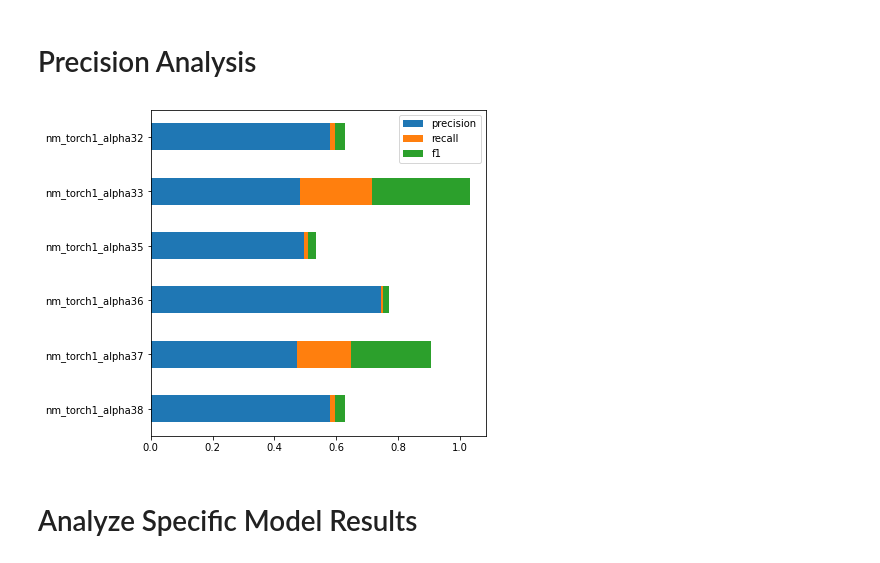
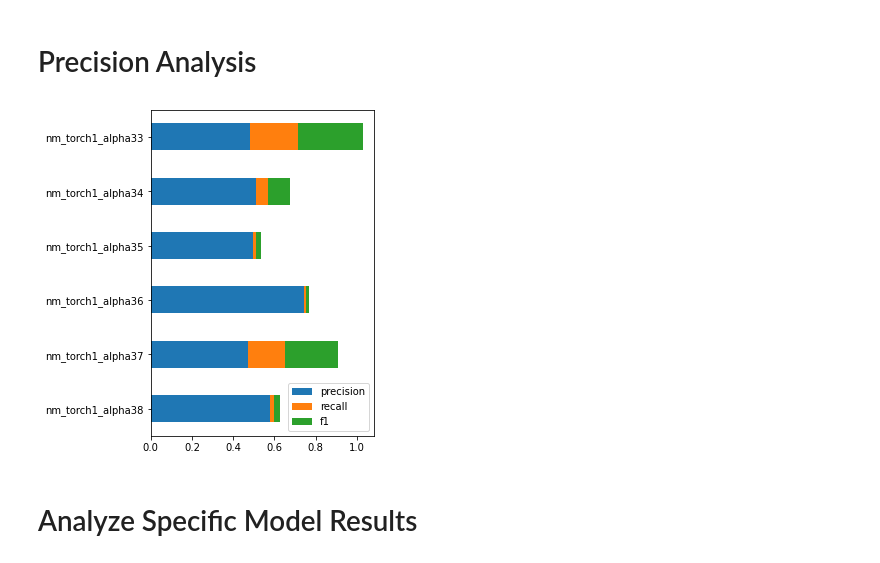
Before and after one commit to mads-swaps/swap-for-profit, a Jupyter notebook: playground/nicks/torch/py_torch_model_validation.ipynb, the cells around one changed output. Drawn from its saved outputs; the diff is of its cells as text; code cells hidden in the pictures.

```diff
--- a/playground/nicks/torch/py_torch_model_validation.ipynb
+++ b/playground/nicks/torch/py_torch_model_validation.ipynb
@@ -240,9 +240,9 @@ model_ids=[
     #'alpha29',
     #'nm_torch1_alpha30',
     #'nm_torch1_alpha31',
-    'nm_torch1_alpha32',
+    #'nm_torch1_alpha32',
     'nm_torch1_alpha33',
-    #'nm_torch1_alpha34',
+    'nm_torch1_alpha34',
     'nm_torch1_alpha35',
     'nm_torch1_alpha36',
     'nm_torch1_alpha37',
@@ -321,32 +318,32 @@ df
 # %%
 from sklearn.metrics import f1_score, precision_score, recall_score
 
 precision = {}
 recall = {}
 f1score = {}
 
 for model_id in model_ids:
     with open(f'models/{model_id}.cfg') as f:
         config = json.load(f)
 
     _, _, mean_losses = load_model_only(config)
 
     metrics = list(zip(*mean_losses))
     p = metrics[2][-1] if len(metrics)>2 else 0
     r = metrics[3][-1] if len(metrics)>3 else 0
     f = metrics[4][-1] if len(metrics)>4 else 0
 
     precision[model_id] = round(p,4)
     recall[model_id] = round(r,4)
     f1score[model_id] = round(f,4)
 
 metrics = pd.DataFrame({k: [v,recall[k],f1score[k]] for k,v in precision.items()}, index=['precision','recall','f1']).T
-metrics.plot(kind='barh', stacked=True, figsize=(6,len(metrics)))
+metrics.plot(kind='barh', stacked=True, figsize=(4,len(metrics)))
 torch.cuda.empty_cache()
 plt.gca().invert_yaxis()
 plt.show()
 # %% [output]
-[figure, old version]
+[figure, new version]
 # %% [markdown]
 # Analyze Specific Model Results
 # %%
```
Also changed, not shown: parts of 2 cells of this notebook, 11 other files.
